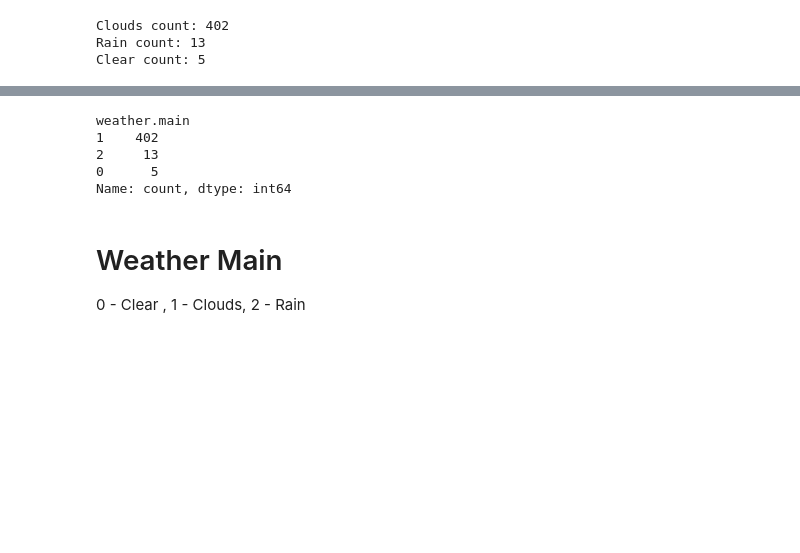
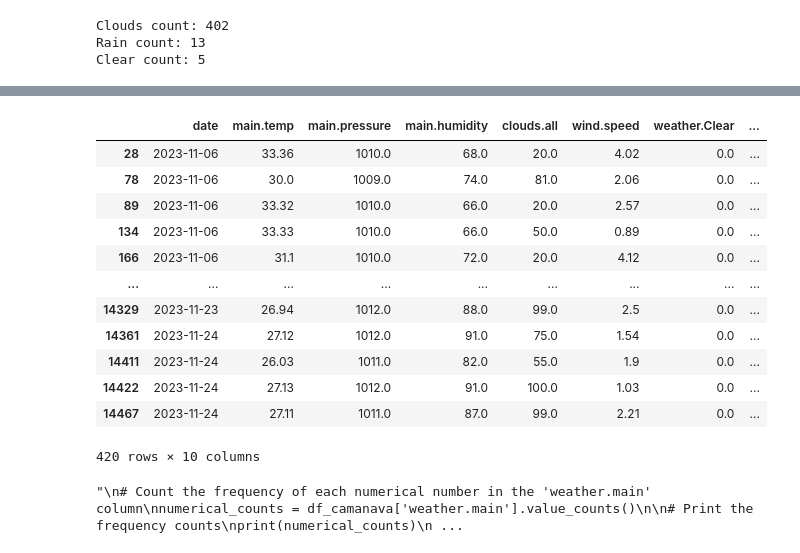
Before and after one commit to Matthew-Gallardo/Temperature-Forecast-Prediction-in-CAMANAVA-using-Regression, a Jupyter notebook: preprocessing.ipynb, the cells around one changed output, grey strips where cells are left out. Drawn from its saved outputs; the diff is of its cells as text; code cells hidden in the pictures; blank space fills up the shorter version.

Commit message:
dateformat , label encoder to one hot encoder

```diff
--- a/preprocessing.ipynb
+++ b/preprocessing.ipynb
@@ -95,7 +95,7 @@ print(weather_main_list)
 # %% [output]
 ['Clouds', 'Clouds', 'Clouds', 'Clouds', 'Clouds', 'Clouds', 'Clouds', 'Clouds', 'Clouds', 'Rain', 'Clouds', 'Clouds', 'Clouds', 'Clouds', 'Clouds', 'Clouds', 'Clouds', 'Clouds', 'Clouds', 'Clouds', ' ...
 # %%
-"""
+
 # Convert the 'datetime' column to datetime format
 df_camanava['datetime'] = pd.to_datetime(df_camanava['datetime'])
 
@@ -104,4 +104,7 @@ df_camanava['date'] = df_camanava['datetime'].dt.date
 
 # Drop the original datetime column if not needed
 df_camanava.drop(columns=['datetime'], inplace=True)
-"""
+
+cols = list(df_camanava.columns)
+cols.remove('date')
+df_camanava = df_camanava[['date'] + cols]
@@ -146,18 +125,57 @@ df_camanava
+# %%
+"""#This converts the weather main into numerical data
+from sklearn.preprocessing import LabelEncoder # type: ignore
+
+le = LabelEncoder()
+
+df_camanava['weather.main'] = le.fit_transform(df_camanava['weather.main'])
+df_camanava
+# Weather Main
+0 - Clear , 1 - Clouds, 2 - Rain
+"""
+#Using one hot encoder for categorical data
+from sklearn.preprocessing import OneHotEncoder# type: ignore
+
+ohe = OneHotEncoder(sparse=False)
+one_hot = ohe.fit_transform(df_camanava[['weather.main']])
+
+# Creating new columns for dataframe in weather (Eg. weather.Clear, weather.Clouds, weather.Rain)
+columns = ['weather.' + str(category) for category in ohe.categories_[0]]
+df_one_hot = pd.DataFrame(one_hot, columns=columns, index=df_camanava.index)
+
+# Replacing the weather.main to one hot encoded
+df_camanava = pd.concat([df_camanava, df_one_hot], axis=1)
+df_camanava = df_camanava.drop(['weather.main'], axis=1)
+
+cols = list(df_camanava.columns)
+cols.remove('city_name')
+df_camanava = df_camanava[cols + ['city_name']]
+
+df_camanava
+# %% [output]
+|  | date | main.temp | main.pressure | main.humidity | clouds.all | wind.speed | weather.Clear | ... |
+| 28 | 2023-11-06 | 33.36 | 1010.0 | 68.0 | 20.0 | 4.02 | 0.0 | ... |
+| 78 | 2023-11-06 | 30.0 | 1009.0 | 74.0 | 81.0 | 2.06 | 0.0 | ... |
+| 89 | 2023-11-06 | 33.32 | 1010.0 | 66.0 | 20.0 | 2.57 | 0.0 | ... |
+| 134 | 2023-11-06 | 33.33 | 1010.0 | 66.0 | 50.0 | 0.89 | 0.0 | ... |
+| 166 | 2023-11-06 | 31.1 | 1010.0 | 72.0 | 20.0 | 4.12 | 0.0 | ... |
+| ... | ... | ... | ... | ... | ... | ... | ... | ... |
+| 14329 | 2023-11-23 | 26.94 | 1012.0 | 88.0 | 99.0 | 2.5 | 0.0 | ... |
+| 14361 | 2023-11-24 | 27.12 | 1012.0 | 91.0 | 75.0 | 1.54 | 0.0 | ... |
+| 14411 | 2023-11-24 | 26.03 | 1011.0 | 82.0 | 55.0 | 1.9 | 0.0 | ... |
+| 14422 | 2023-11-24 | 27.13 | 1012.0 | 91.0 | 100.0 | 1.03 | 0.0 | ... |
+| 14467 | 2023-11-24 | 27.11 | 1011.0 | 87.0 | 99.0 | 2.21 | 0.0 | ... |
+420 rows × 10 columns
 # %%
+"""
 # Count the frequency of each numerical number in the 'weather.main' column
 numerical_counts = df_camanava['weather.main'].value_counts()
 
 # Print the frequency counts
 print(numerical_counts)
+"""
 # %% [output]
-weather.main
-1    402
-2     13
-0      5
-Name: count, dtype: int64
+"\n# Count the frequency of each numerical number in the 'weather.main' column\nnumerical_counts = df_camanava['weather.main'].value_counts()\n\n# Print the frequency counts\nprint(numerical_counts)\n ...
-# %% [markdown]
-# Weather Main
-0 - Clear , 1 - Clouds, 2 - Rain
 # %%
 # Saving the data as a CSV file
 import os
```
Also changed, not shown: parts of 2 cells of this notebook, 2 other files.
